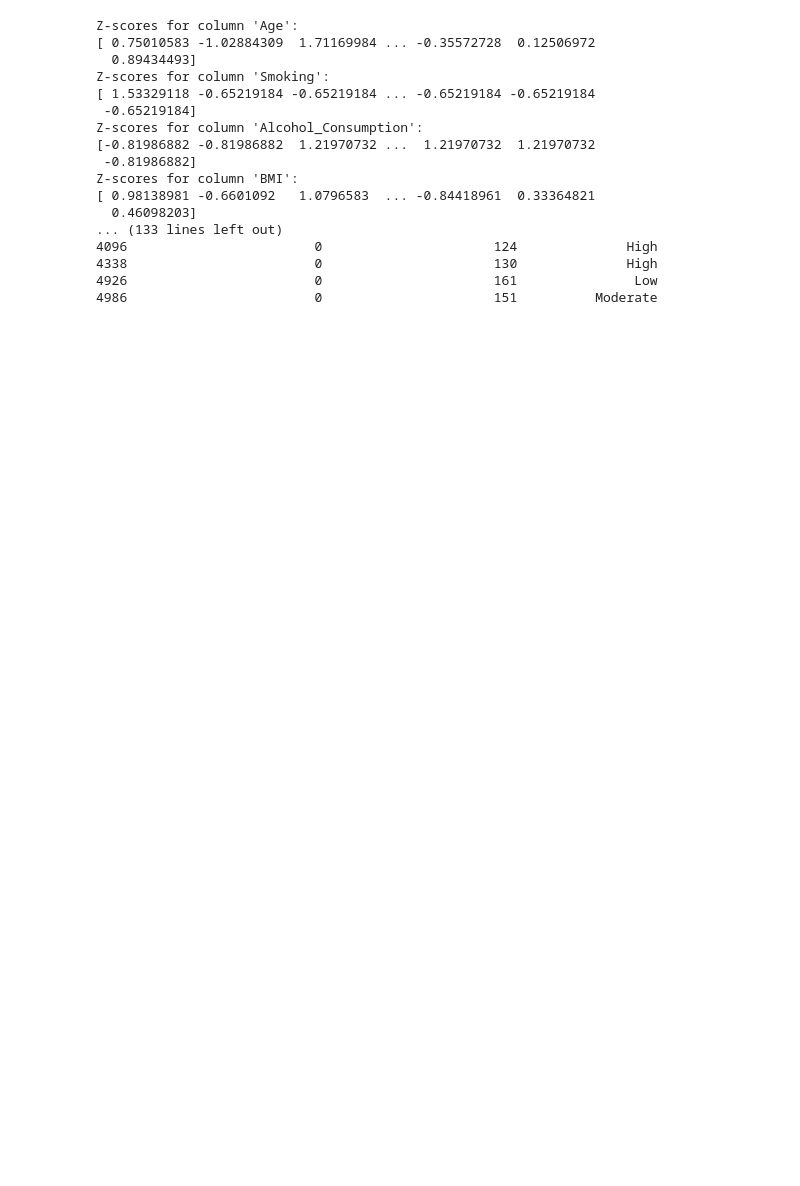
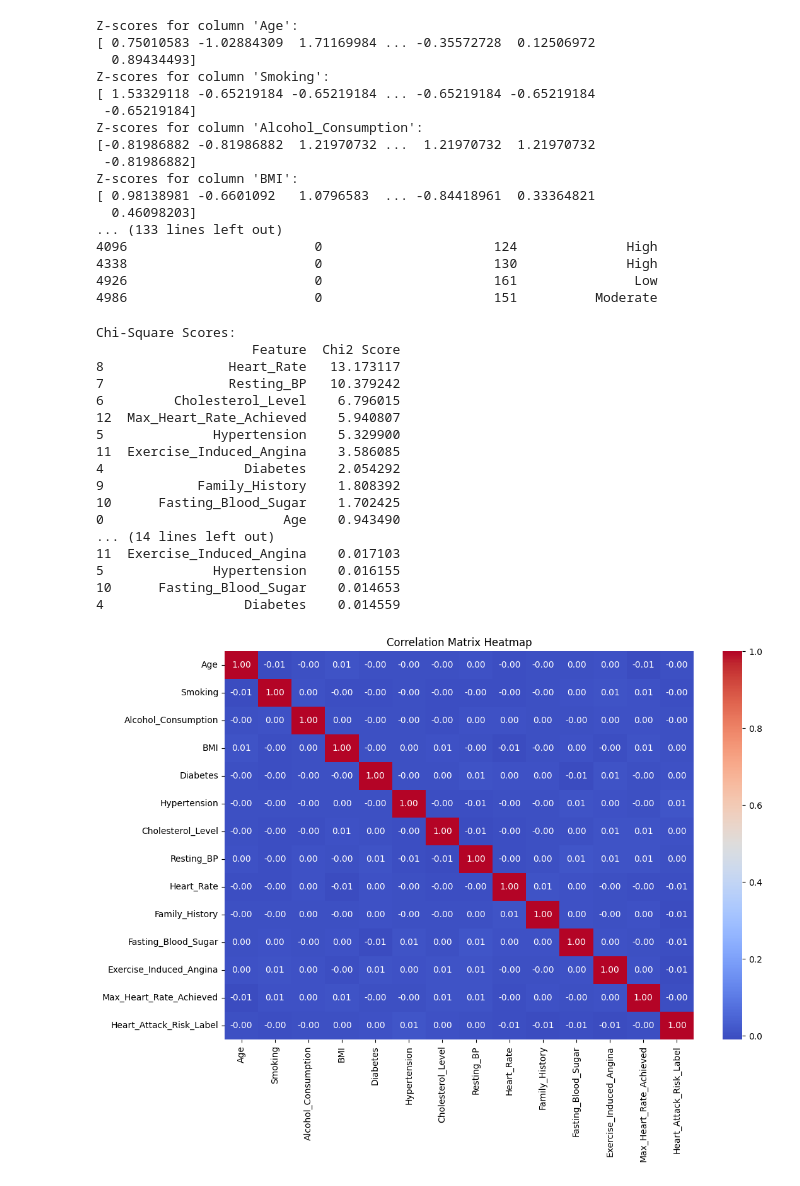
Before and after one commit to Shriya-Sabnis/SKILL, a Jupyter notebook: skill.pynb.ipynb, the cells around one changed output. Saved outputs shown, nothing was run; the diff lists cells and outputs as text; code cells hidden in the pictures; blank space fills up the shorter version.

```diff
--- a/skill.pynb.ipynb
+++ b/skill.pynb.ipynb
@@ -273,3 +333,70 @@ Z-scores for column 'BMI':
 4338                        0                      130              High
 4926                        0                      161               Low
 4986                        0                      151          Moderate
+# %%
+import pandas as pd
+import numpy as np
+import seaborn as sns
+import matplotlib.pyplot as plt
+from sklearn.ensemble import RandomForestClassifier
+from sklearn.feature_selection import SelectKBest, chi2
+from sklearn.preprocessing import LabelEncoder
+
+
+
+# Ensure all columns exist
+numerical_cols = ['Age', 'Smoking', 'Alcohol_Consumption', 'BMI', 'Diabetes', 'Hypertension',
+                  'Cholesterol_Level', 'Resting_BP', 'Heart_Rate', 'Family_History',
+                  'Fasting_Blood_Sugar', 'Exercise_Induced_Angina', 'Max_Heart_Rate_Achieved']
+
+numerical_cols = [col for col in numerical_cols if col in df.columns]  # Keep only existing numerical cols
+
+# Encode the Target Variable (if it's categorical)
+if 'Heart_Attack_Risk' in df.columns and df['Heart_Attack_Risk'].dtype == 'object':
+    le = LabelEncoder()
+    df['Heart_Attack_Risk_Label'] = le.fit_transform(df['Heart_Attack_Risk'])
+
+# Univariate Selection (Chi-Square Test)
+X = df[numerical_cols]  # Feature set
+y = df['Heart_Attack_Risk_Label'] if 'Heart_Attack_Risk_Label' in df.columns else df['Heart_Attack_Risk']  # Target variable
+
+chi2_selector = SelectKBest(score_func=chi2, k='all')
+X_chi2 = X.fillna(0)  # Fill NaNs (Chi-Square requires no NaN values)
+chi2_selector.fit(X_chi2, y)
+
+chi2_scores = pd.DataFrame({'Feature': numerical_cols, 'Chi2 Score': chi2_selector.scores_})
+print("Chi-Square Scores:")
+print(chi2_scores.sort_values(by='Chi2 Score', ascending=False))
+
+# Feature Importance using RandomForestClassifier
+rf = RandomForestClassifier(n_estimators=100, random_state=42)
+rf.fit(X.fillna(0), y)  # Fill NaNs
+
+feature_importance = pd.DataFrame({'Feature': numerical_cols, 'Importance': rf.feature_importances_})
+print("Feature Importance:")
+print(feature_importance.sort_values(by='Importance', ascending=False))
+
+# Correlation Matrix with Heatmap
+plt.figure(figsize=(12, 8))
+sns.heatmap(df.corr(numeric_only=True), annot=True, cmap='coolwarm', fmt='.2f')
+plt.title("Correlation Matrix Heatmap")
+plt.show()
+# %% [output]
+Chi-Square Scores:
+                    Feature  Chi2 Score
+8                Heart_Rate   13.173117
+7                Resting_BP   10.379242
+6         Cholesterol_Level    6.796015
+12  Max_Heart_Rate_Achieved    5.940807
+5              Hypertension    5.329900
+11  Exercise_Induced_Angina    3.586085
+4                  Diabetes    2.054292
+9            Family_History    1.808392
+10      Fasting_Blood_Sugar    1.702425
+0                       Age    0.943490
+... (14 lines left out)
+11  Exercise_Induced_Angina    0.017103
+5              Hypertension    0.016155
+10      Fasting_Blood_Sugar    0.014653
+4                  Diabetes    0.014559
+[figure, added]
```
Also changed, not shown: parts of 4 cells of this notebook, 1 other file.
